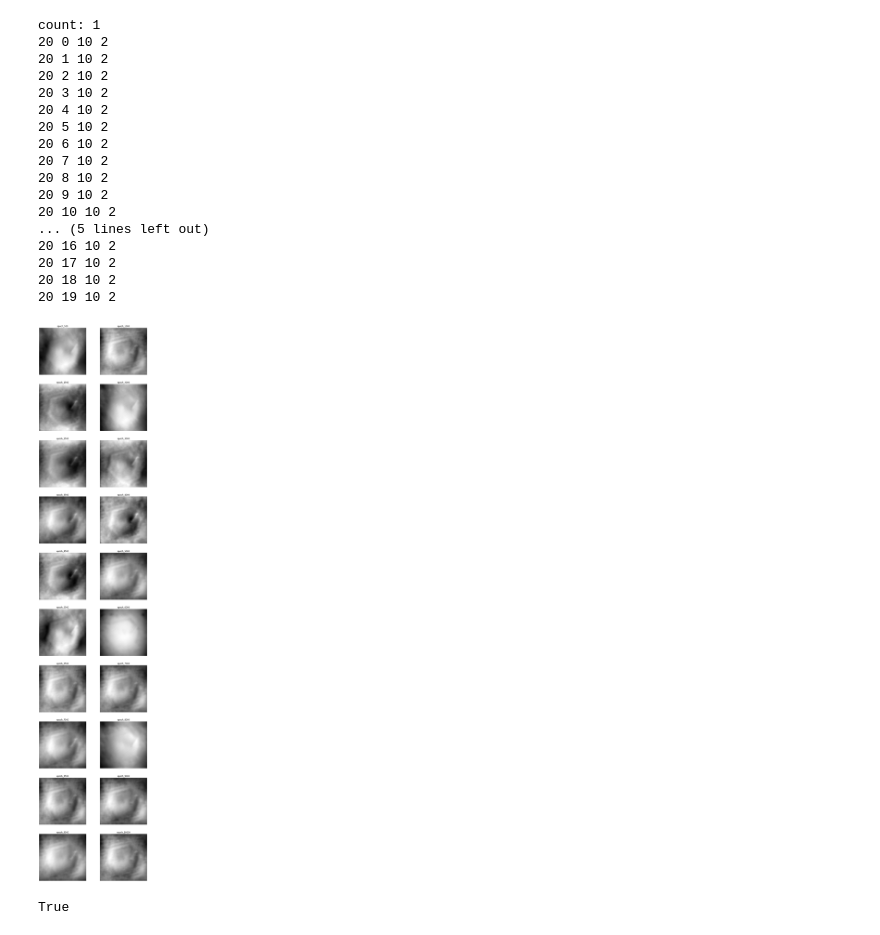
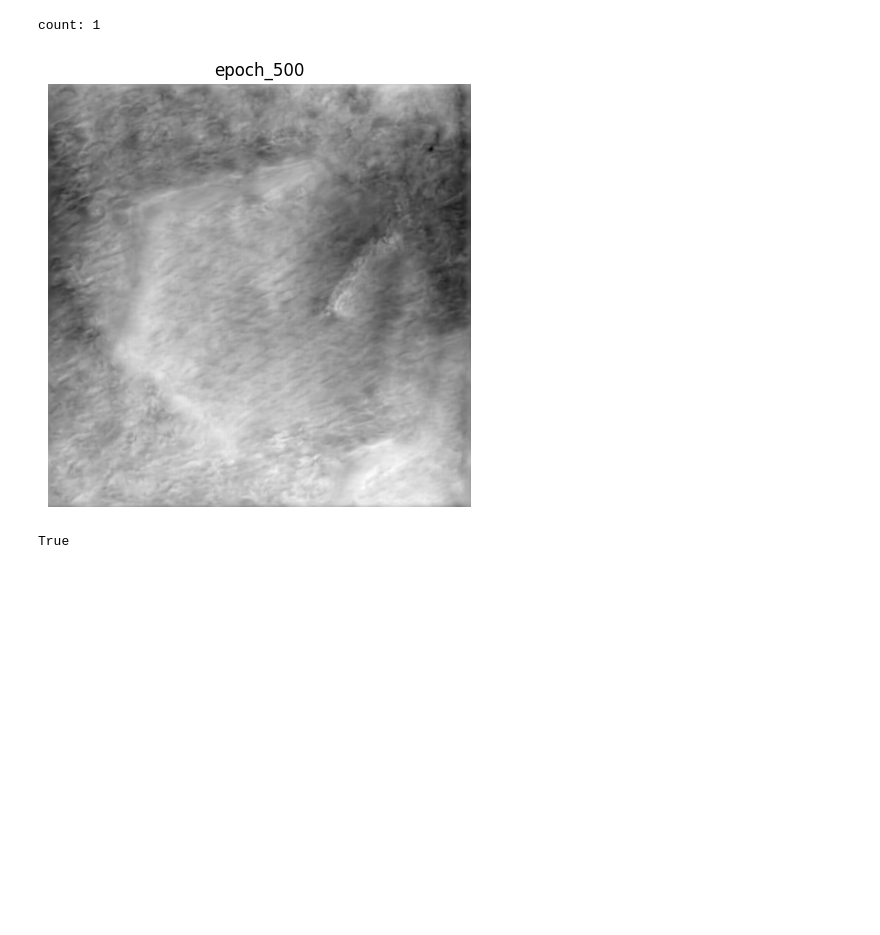
Before and after one commit to wanghaojin/UnetFor3D_normalmap, a Jupyter notebook: test.ipynb, the cells around one changed output. Drawn from its saved outputs; the diff is of its cells as text; code cells hidden in the pictures; blank space fills up the shorter version.

```diff
--- a/test.ipynb
+++ b/test.ipynb
@@ -80,6 +80,8 @@ if __name__ == "__main__":
     model_path = 'model'
     depth_list = []
     for model_m in os.listdir(model_path):
+        if model_m != 'unet_epoch_75500.pth':
+            continue
     # model_list = [500,4500,6500,8000,8500,9000,9500]
     # pred_depth = [np.zeros((1024, 1024)) for _ in range(len(model_list))]
     # for model_num in model_list:
@@ -109,55 +111,39 @@ if __name__ == "__main__":
                     # pred_depth[model_list.index(model_num)] += depth_pred_np
                     depth_list.append(depth_pred_np)
 
-
+                    np.save('pred_depth_75500.npy', depth_pred_np)
     x = len(depth_list)//2
     left = len(depth_list)%2
     y = 2
     plt.figure(figsize=(12, 6*(x+left) if left != 0 else 6*x) )
     for i in range(len(depth_list)):
-        print(len(depth_list),i,x,y)
+        # print(len(depth_list),i,x,y)
         plt.subplot(x+left if left != 0 else x,y,i+1)
         plt.imshow(depth_list[i], cmap='gray')
         plt.title(f'epoch_{(i+1)*500}')
         plt.axis('off')
                 # 归一化深度图以便于可视化
                 # depth_gt_norm = (depth_gt_np - depth_gt_np.min()) / (depth_gt_np.max() - depth_gt_np.min())
                 # depth_pred_norm = (depth_pred_np - depth_pred_np.min()) / (depth_pred_np.max() - depth_pred_np.min())
 
                 # plt.figure(figsize=(12, 6))
                 # plt.subplot(1, 2, 1)
                 # plt.imshow(depth_gt_norm, cmap='gray')
                 # plt.title('标签深度图')
                 # plt.axis('off')
 
                 # plt.subplot(1, 2, 2)
                 # plt.imshow(depth_pred_norm, cmap='gray')
                 # plt.title('预测深度图')
                 # plt.axis('off')
 
                 # plt.show()
 
                 # 如果只想查看第一个样本，可以取消注释以下代码
                 # break
 # %% [output]
 count: 1
-20 0 10 2
-20 1 10 2
-20 2 10 2
-20 3 10 2
-20 4 10 2
-20 5 10 2
-20 6 10 2
-20 7 10 2
-20 8 10 2
-20 9 10 2
-20 10 10 2
-... (5 lines left out)
-20 16 10 2
-20 17 10 2
-20 18 10 2
-20 19 10 2
-[figure, old version]
+[figure, new version]
 # %%
 import torch
 torch.cuda.is_available()
```
Also changed, not shown: parts of 1 cell of this notebook.
